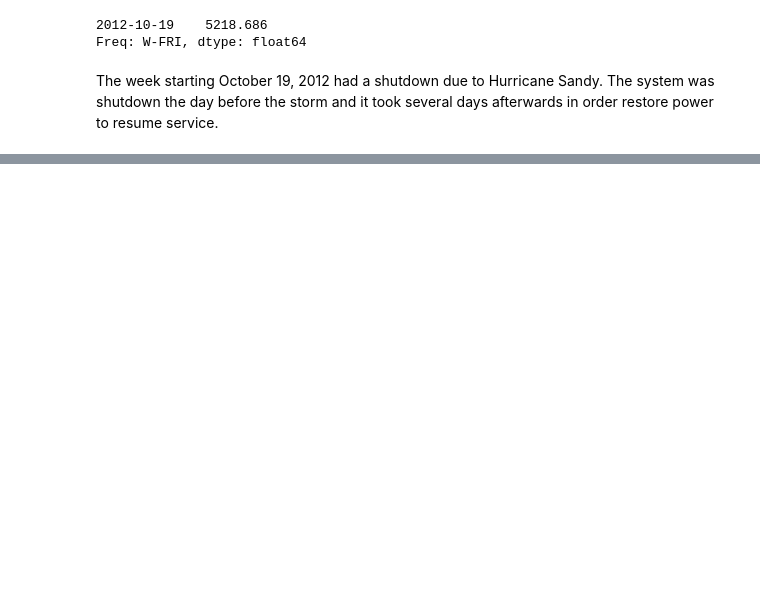
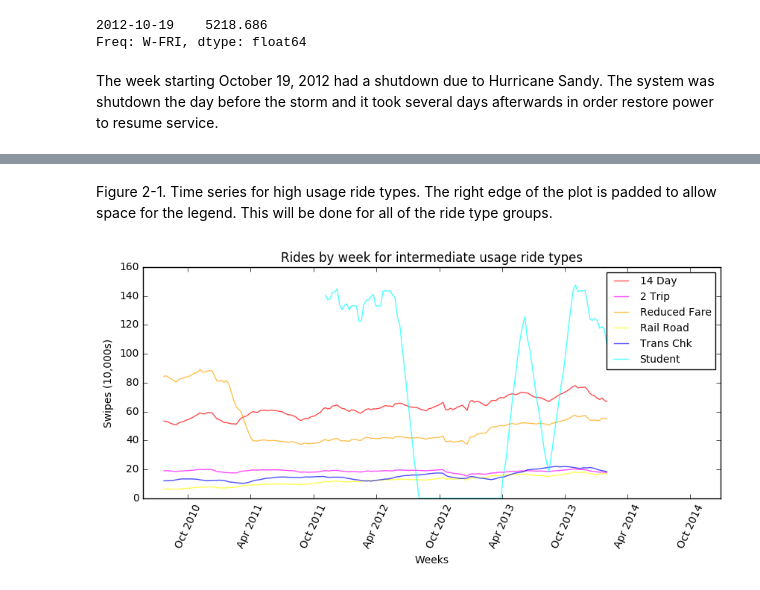
Before and after one commit to sighthnd/PUI2016_ss4977, a Jupyter notebook: HW9_ss4977/Assignment1_ss4977.ipynb, the cells around one changed output, grey strips where cells are left out. Saved outputs shown, nothing was run; the diff lists cells and outputs as text; code cells hidden in the pictures; blank space fills up the shorter version.

```diff
--- a/HW9_ss4977/Assignment1_ss4977.ipynb
+++ b/HW9_ss4977/Assignment1_ss4977.ipynb
@@ -162,0 +250,6 @@ The week starting October 19, 2012 had a shutdown due to Hurricane Sandy. The sy
+# %% [markdown]
+Figure 2-1. Time series for high usage ride types. The right edge of the plot is padded to allow space for the legend. This will be done for all of the ride type groups.
+# %%
+plot_typegrp(m2_usage, 10000, "10,000", 'intermediate')
+# %% [output]
+[figure, added]
```
Also changed, not shown: parts of 16 cells of this notebook.
